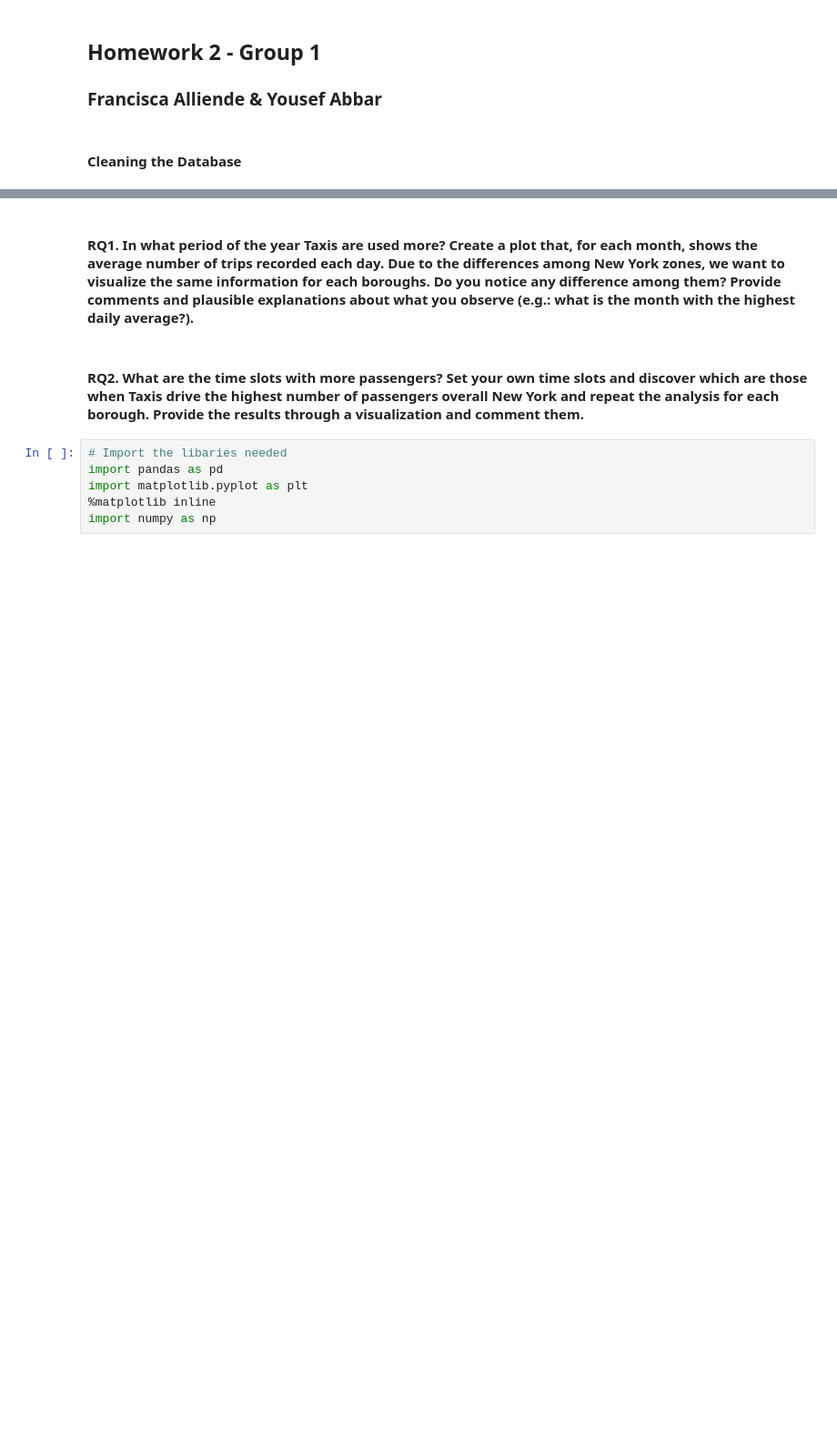
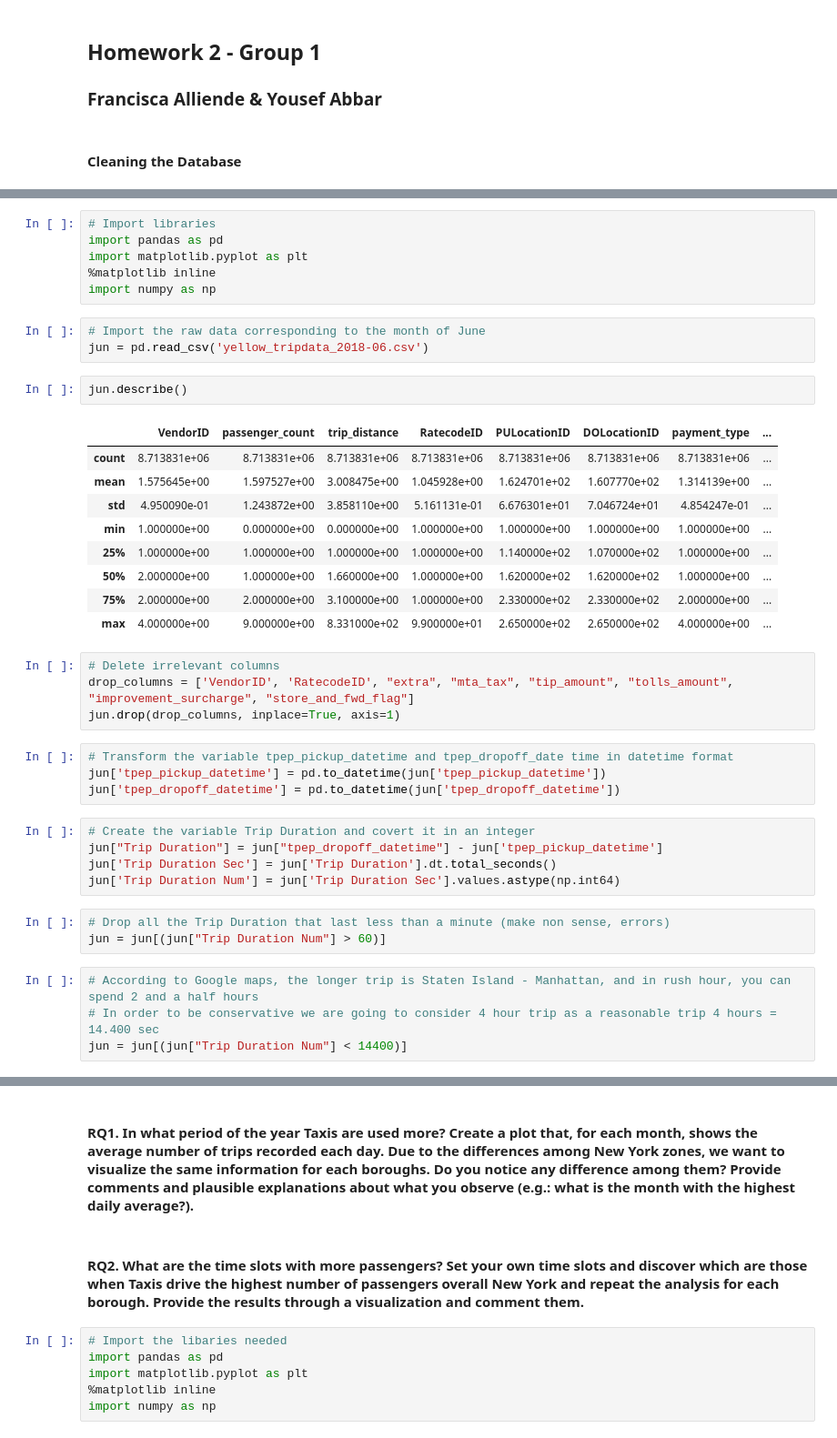
Before and after one commit to FranciscaAlliende/HW2--ADM-Group-1, a Jupyter notebook: Homework 2.ipynb, the cells around one changed output, grey strips where cells are left out. Shown at 91% size. Drawn from its saved outputs; the diff is of its cells as text; blank space fills up the shorter version.

```diff
--- a/Homework 2.ipynb
+++ b/Homework 2.ipynb
@@ -5,0 +12,41 @@
+# %%
+# Import libraries
+import pandas as pd
+import matplotlib.pyplot as plt
+%matplotlib inline
+import numpy as np
+# %%
+# Import the raw data corresponding to the month of June
+jun = pd.read_csv('yellow_tripdata_2018-06.csv')
+# %%
+jun.describe()
+# %% [output]
+|  | VendorID | passenger_count | trip_distance | RatecodeID | PULocationID | DOLocationID | payment_type | ... |
+| count | 8.713831e+06 | 8.713831e+06 | 8.713831e+06 | 8.713831e+06 | 8.713831e+06 | 8.713831e+06 | 8.713831e+06 | ... |
+| mean | 1.575645e+00 | 1.597527e+00 | 3.008475e+00 | 1.045928e+00 | 1.624701e+02 | 1.607770e+02 | 1.314139e+00 | ... |
+| std | 4.950090e-01 | 1.243872e+00 | 3.858110e+00 | 5.161131e-01 | 6.676301e+01 | 7.046724e+01 | 4.854247e-01 | ... |
+| min | 1.000000e+00 | 0.000000e+00 | 0.000000e+00 | 1.000000e+00 | 1.000000e+00 | 1.000000e+00 | 1.000000e+00 | ... |
+| 25% | 1.000000e+00 | 1.000000e+00 | 1.000000e+00 | 1.000000e+00 | 1.140000e+02 | 1.070000e+02 | 1.000000e+00 | ... |
+| 50% | 2.000000e+00 | 1.000000e+00 | 1.660000e+00 | 1.000000e+00 | 1.620000e+02 | 1.620000e+02 | 1.000000e+00 | ... |
+| 75% | 2.000000e+00 | 2.000000e+00 | 3.100000e+00 | 1.000000e+00 | 2.330000e+02 | 2.330000e+02 | 2.000000e+00 | ... |
+| max | 4.000000e+00 | 9.000000e+00 | 8.331000e+02 | 9.900000e+01 | 2.650000e+02 | 2.650000e+02 | 4.000000e+00 | ... |
+# %%
+# Delete irrelevant columns
+drop_columns = ['VendorID', 'RatecodeID', "extra", "mta_tax", "tip_amount", "tolls_amount", "improvement_surcharge", "store_and_fwd_flag"]
+jun.drop(drop_columns, inplace=True, axis=1)
+# %%
+# Transform the variable tpep_pickup_datetime and tpep_dropoff_date time in datetime format
+jun['tpep_pickup_datetime'] = pd.to_datetime(jun['tpep_pickup_datetime'])
+jun['tpep_dropoff_datetime'] = pd.to_datetime(jun['tpep_dropoff_datetime'])
+# %%
+# Create the variable Trip Duration and covert it in an integer
+jun["Trip Duration"] = jun["tpep_dropoff_datetime"] - jun['tpep_pickup_datetime']
+jun['Trip Duration Sec'] = jun['Trip Duration'].dt.total_seconds()
+jun['Trip Duration Num'] = jun['Trip Duration Sec'].values.astype(np.int64)
+# %%
+# Drop all the Trip Duration that last less than a minute (make non sense, errors)
+jun = jun[(jun["Trip Duration Num"] > 60)]
+# %%
+# According to Google maps, the longer trip is Staten Island - Manhattan, and in rush hour, you can spend 2 and a half hours
+# In order to be conservative we are going to consider 4 hour trip as a reasonable trip 4 hours = 14.400 sec
+jun = jun[(jun["Trip Duration Num"] < 14400)]
```
Also changed, not shown: parts of 26 cells of this notebook.
